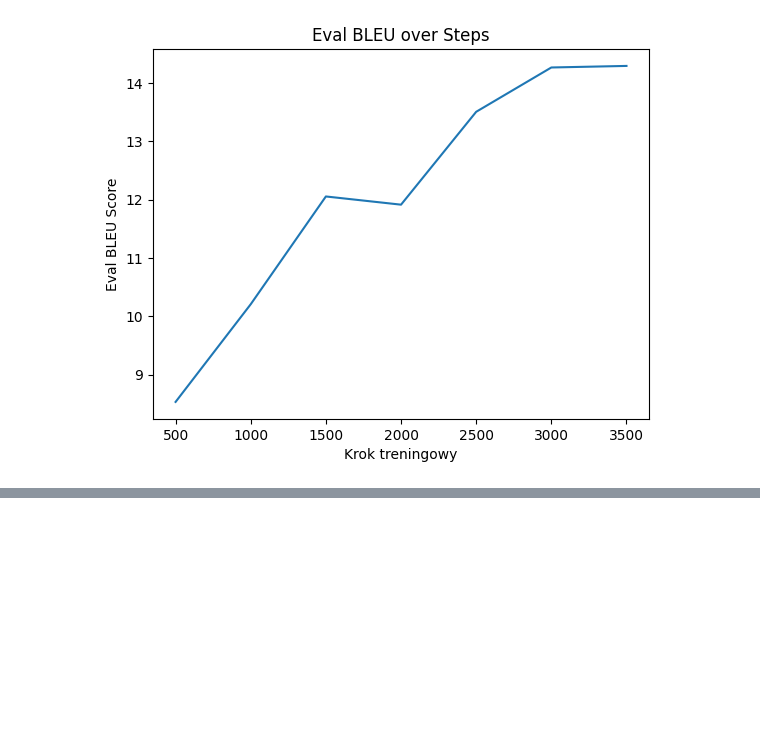
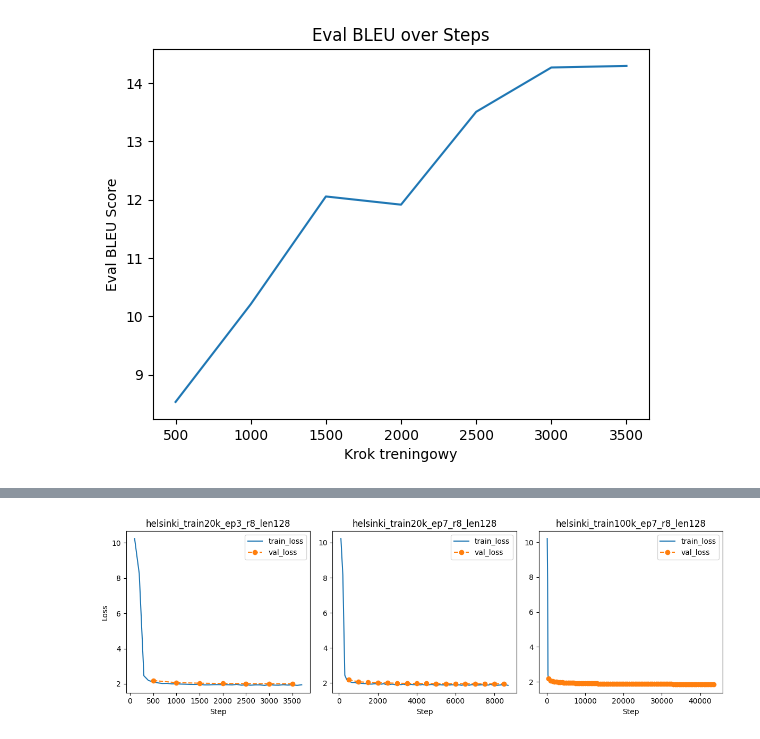
Before and after one commit to Arkadiusz4/lingofusion, a Jupyter notebook: notebooks/translation.ipynb, the cells around one changed output, grey strips where cells are left out. Saved outputs shown, nothing was run; the diff lists cells and outputs as text; code cells hidden in the pictures; blank space fills up the shorter version.

```diff
--- a/notebooks/translation.ipynb
+++ b/notebooks/translation.ipynb
@@ -329,0 +754,29 @@ else:
+# %%
+plt.figure(figsize=(12, 4))
+
+plt.subplot(1, 3, 1)
+plt.plot(train_hist_1["step"], train_hist_1["loss"], label="train_loss", color="tab:blue")
+plt.plot(eval_hist_1["step"], eval_hist_1["eval_loss"], label="val_loss", color="tab:orange", linestyle="--", marker="o")
+plt.title(exp_name_1)
+plt.xlabel("Step")
+plt.ylabel("Loss")
+plt.legend()
+
+plt.subplot(1, 3, 2)
+plt.plot(train_hist_2["step"], train_hist_2["loss"], label="train_loss", color="tab:blue")
+plt.plot(eval_hist_2["step"], eval_hist_2["eval_loss"], label="val_loss", color="tab:orange", linestyle="--", marker="o")
+plt.title(exp_name_2)
+plt.xlabel("Step")
+plt.legend()
+
+plt.subplot(1, 3, 3)
+plt.plot(train_hist_3["step"], train_hist_3["loss"], label="train_loss", color="tab:blue")
+plt.plot(eval_hist_3["step"], eval_hist_3["eval_loss"], label="val_loss", color="tab:orange", linestyle="--", marker="o")
+plt.title(exp_name_3)
+plt.xlabel("Step")
+plt.legend()
+
+plt.tight_layout()
+plt.show()
+# %% [output]
+[figure, added]
```
Also changed, not shown: parts of 69 cells of this notebook, 10 other files.
